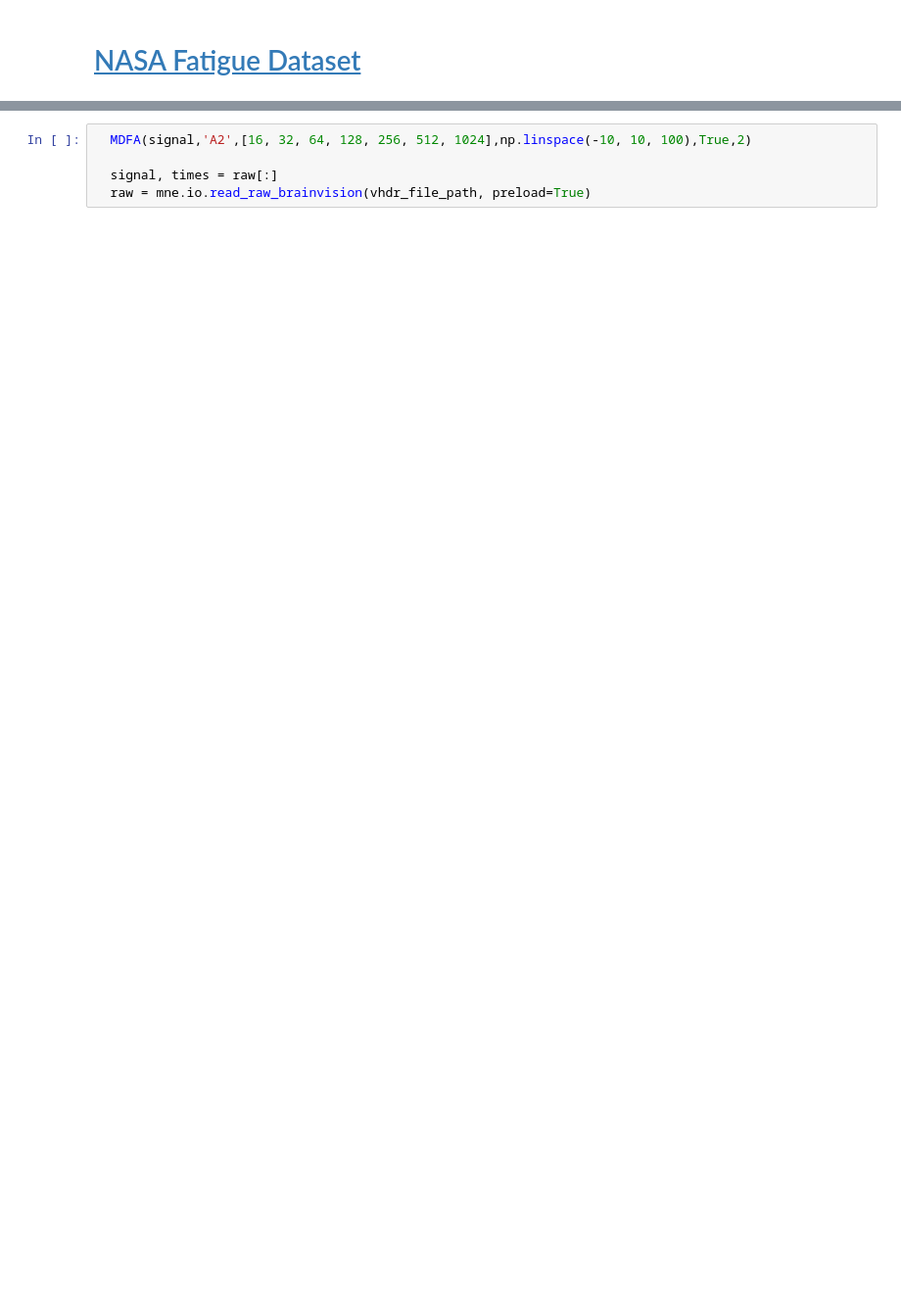
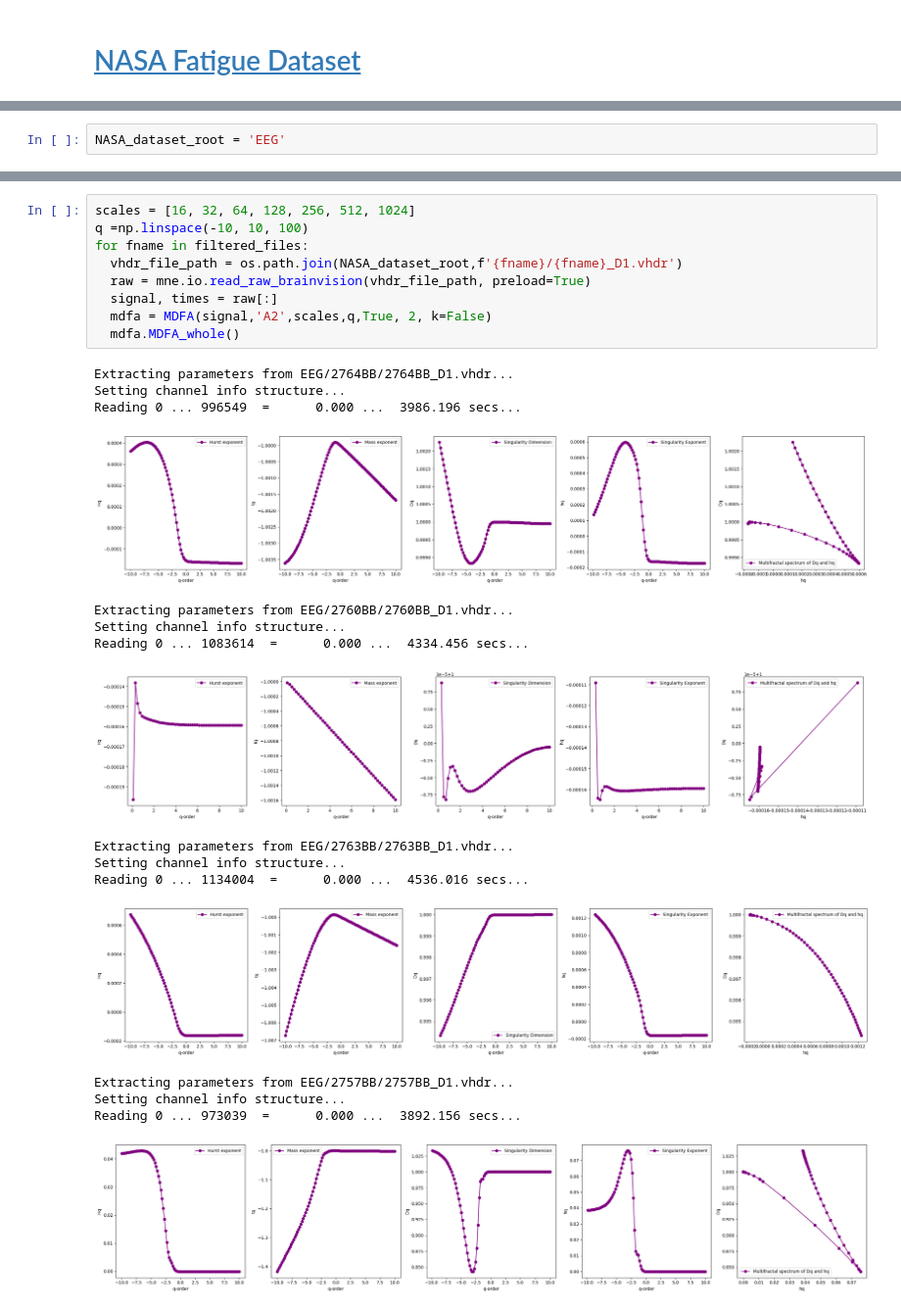
Before and after one commit to aceatusc/CognitiveFatigueDetection, a Jupyter notebook: FatigueDetectionNASA.ipynb, the cells around one changed output, grey strips where cells are left out. Shown at 98% size. Drawn from its saved outputs; the diff is of its cells as text; blank space fills up the shorter version.

Commit message:
MDFA for segments of the signal added

```diff
--- a/FatigueDetectionNASA.ipynb
+++ b/FatigueDetectionNASA.ipynb
@@ -14,3 +16,5 @@ NASA_dataset_root = '/content/drive/MyDrive/ACE Projects/Cognitive Fatigue/Datas
+# %%
+NASA_dataset_root = 'EEG'
 # %%
 files = os.listdir(NASA_dataset_root)
 filtered_files = [file for file in files if 'BB' in file]
@@ -127,5 +33,26 @@ SyntaxError: incomplete input (<ipython-input-31-0da101125327>, line 1)
 # %%
-  MDFA(signal,'A2',[16, 32, 64, 128, 256, 512, 1024],np.linspace(-10, 10, 100),True,2)
-
+scales = [16, 32, 64, 128, 256, 512, 1024]
+q =np.linspace(-10, 10, 100)
+for fname in filtered_files:
+  vhdr_file_path = os.path.join(NASA_dataset_root,f'{fname}/{fname}_D1.vhdr')
+  raw = mne.io.read_raw_brainvision(vhdr_file_path, preload=True)
   signal, times = raw[:]
-  raw = mne.io.read_raw_brainvision(vhdr_file_path, preload=True)
+  mdfa = MDFA(signal,'A2',scales,q,True, 2, k=False)
+  mdfa.MDFA_whole()
+# %% [output]
+Extracting parameters from EEG/2764BB/2764BB_D1.vhdr...
+Setting channel info structure...
+Reading 0 ... 996549  =      0.000 ...  3986.196 secs...
+[figure, added]
+Extracting parameters from EEG/2760BB/2760BB_D1.vhdr...
+Setting channel info structure...
+Reading 0 ... 1083614  =      0.000 ...  4334.456 secs...
+[figure, added]
+Extracting parameters from EEG/2763BB/2763BB_D1.vhdr...
+Setting channel info structure...
+Reading 0 ... 1134004  =      0.000 ...  4536.016 secs...
+[figure, added]
+Extracting parameters from EEG/2757BB/2757BB_D1.vhdr...
+Setting channel info structure...
+Reading 0 ... 973039  =      0.000 ...  3892.156 secs...
+[figure, added]
```
Also changed, not shown: parts of 11 cells of this notebook, 1 other file.
